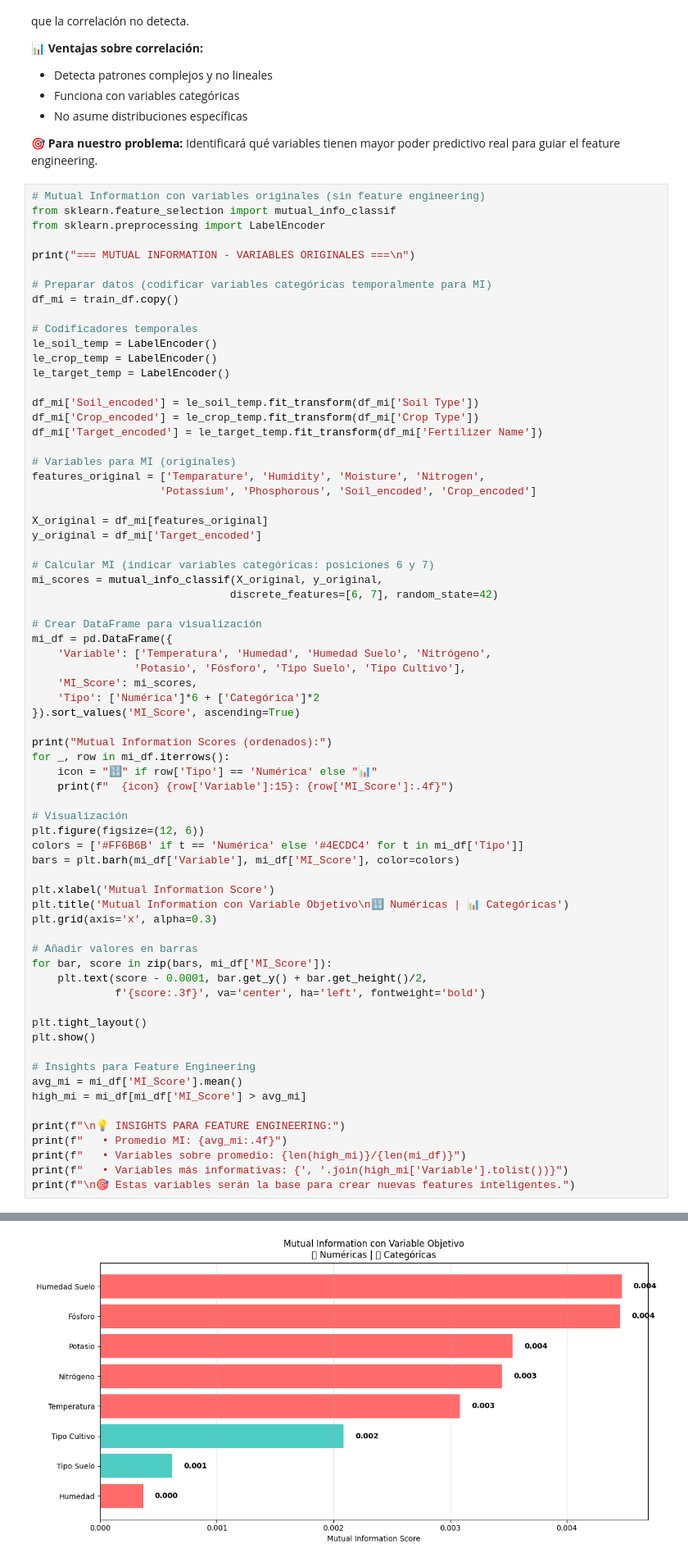
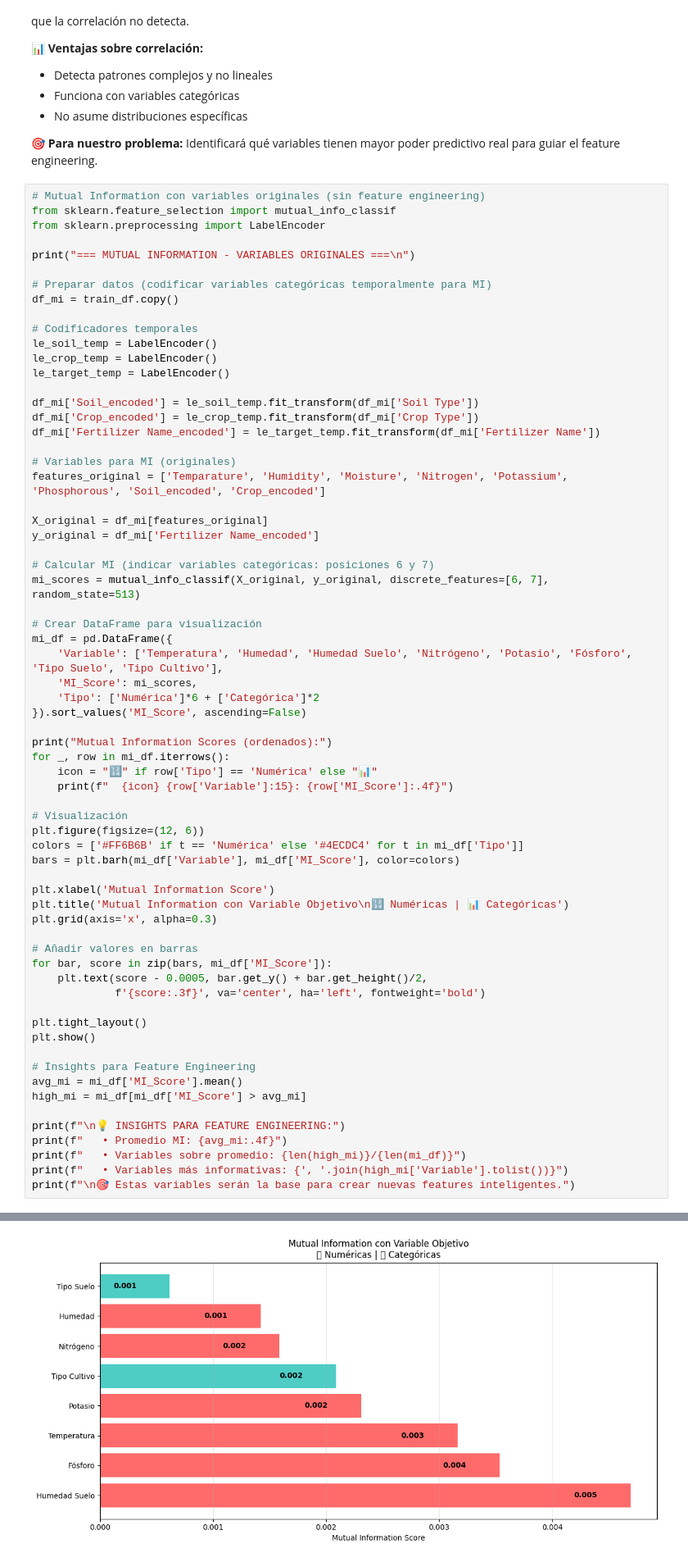
Before and after one commit to felixpradoh/kaggle-playground-series-s5e6, a Jupyter notebook: notebooks/01_eda_template.ipynb, the cells around one changed output, grey strips where cells are left out. Shown at 82% size. Drawn from its saved outputs; the diff is of its cells as text.

```diff
--- a/notebooks/01_eda_template.ipynb
+++ b/notebooks/01_eda_template.ipynb
@@ -407,26 +372,23 @@ le_target_temp = LabelEncoder()
 
 df_mi['Soil_encoded'] = le_soil_temp.fit_transform(df_mi['Soil Type'])
 df_mi['Crop_encoded'] = le_crop_temp.fit_transform(df_mi['Crop Type'])
-df_mi['Target_encoded'] = le_target_temp.fit_transform(df_mi['Fertilizer Name'])
+df_mi['Fertilizer Name_encoded'] = le_target_temp.fit_transform(df_mi['Fertilizer Name'])
 
 # Variables para MI (originales)
-features_original = ['Temparature', 'Humidity', 'Moisture', 'Nitrogen',
-                    'Potassium', 'Phosphorous', 'Soil_encoded', 'Crop_encoded']
+features_original = ['Temparature', 'Humidity', 'Moisture', 'Nitrogen', 'Potassium', 'Phosphorous', 'Soil_encoded', 'Crop_encoded']
 
 X_original = df_mi[features_original]
-y_original = df_mi['Target_encoded']
+y_original = df_mi['Fertilizer Name_encoded']
 
 # Calcular MI (indicar variables categóricas: posiciones 6 y 7)
-mi_scores = mutual_info_classif(X_original, y_original,
-                               discrete_features=[6, 7], random_state=42)
+mi_scores = mutual_info_classif(X_original, y_original, discrete_features=[6, 7], random_state=513)
 
 # Crear DataFrame para visualización
 mi_df = pd.DataFrame({
-    'Variable': ['Temperatura', 'Humedad', 'Humedad Suelo', 'Nitrógeno',
-                'Potasio', 'Fósforo', 'Tipo Suelo', 'Tipo Cultivo'],
+    'Variable': ['Temperatura', 'Humedad', 'Humedad Suelo', 'Nitrógeno', 'Potasio', 'Fósforo', 'Tipo Suelo', 'Tipo Cultivo'],
     'MI_Score': mi_scores,
     'Tipo': ['Numérica']*6 + ['Categórica']*2
-}).sort_values('MI_Score', ascending=True)
+}).sort_values('MI_Score', ascending=False)
 
 print("Mutual Information Scores (ordenados):")
 for _, row in mi_df.iterrows():
@@ -444,7 +406,7 @@ plt.grid(axis='x', alpha=0.3)
 
 # Añadir valores en barras
 for bar, score in zip(bars, mi_df['MI_Score']):
-    plt.text(score - 0.0001, bar.get_y() + bar.get_height()/2,
+    plt.text(score - 0.0005, bar.get_y() + bar.get_height()/2,
              f'{score:.3f}', va='center', ha='left', fontweight='bold')
 
 plt.tight_layout()
@@ -483,2 +445,2 @@ Mutual Information Scores (ordenados):
-[figure, old version]
+[figure, new version]
 💡 INSIGHTS PARA FEATURE ENGINEERING:
```
Also changed, not shown: parts of 10 cells of this notebook, 2 other files.
